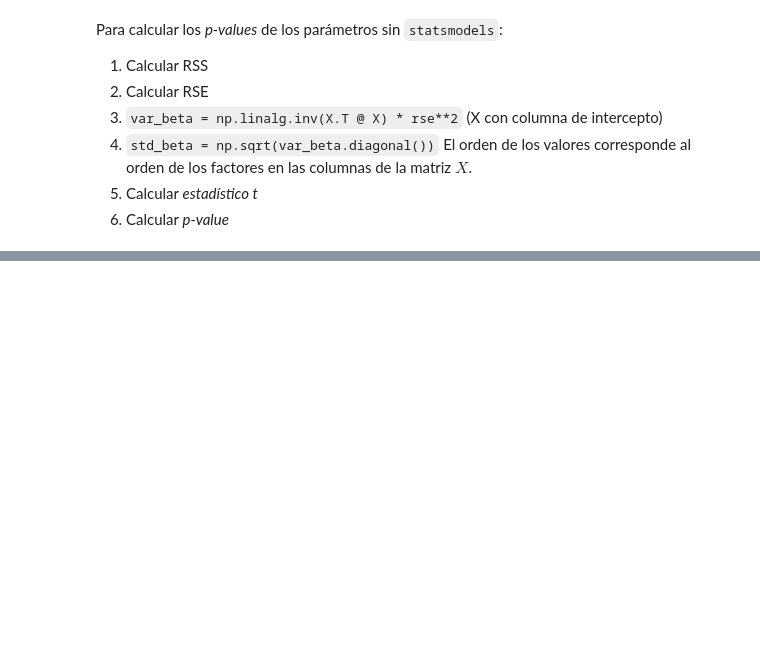
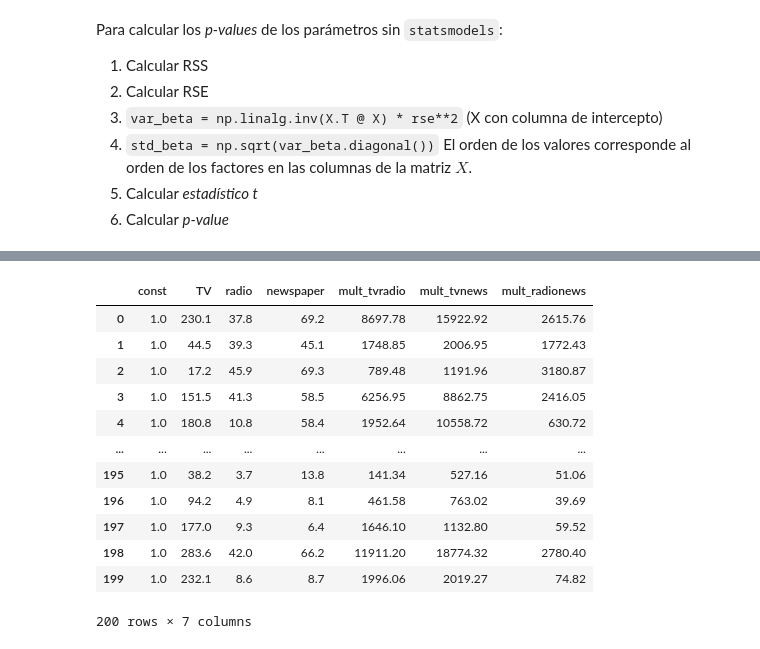
Before and after one commit to juliahdezc/Lab_aprendizaje_estadistico, a Jupyter notebook: Lab - R3.ipynb, the cells around one changed output, grey strips where cells are left out. Drawn from its saved outputs; the diff is of its cells as text; code cells hidden in the pictures; blank space fills up the shorter version.

```diff
--- a/Lab - R3.ipynb
+++ b/Lab - R3.ipynb
@@ -505,3 +505,6 @@ Para calcular los *p-values* de los parámetros sin `statsmodels`:
 4. `std_beta = np.sqrt(var_beta.diagonal())` El orden de los valores corresponde al orden de los factores en las columnas de la matriz $X$.
 5. Calcular *estadístico t*
 6. Calcular *p-value*
+# %%
+X_tv_radio = X_todo.drop(columns=["newspaper"])
+X_tv_radio = sm.add_constant(X_tv_radio)
@@ -507,0 +558,21 @@ Para calcular los *p-values* de los parámetros sin `statsmodels`:
+# %%
+X_mas = ad[['TV', 'radio', 'newspaper']]
+X_mas = sm.add_constant(X_mas)
+X_mas["mult_tvradio"] = X_mas["TV"] * X_mas["radio"]
+X_mas["mult_tvnews"] = X_mas["TV"] * X_mas["newspaper"]
+X_mas["mult_radionews"] = X_mas["radio"] * X_mas["newspaper"]
+X_mas
+# %% [output]
+|  | const | TV | radio | newspaper | mult_tvradio | mult_tvnews | mult_radionews |
+| 0 | 1.0 | 230.1 | 37.8 | 69.2 | 8697.78 | 15922.92 | 2615.76 |
+| 1 | 1.0 | 44.5 | 39.3 | 45.1 | 1748.85 | 2006.95 | 1772.43 |
+| 2 | 1.0 | 17.2 | 45.9 | 69.3 | 789.48 | 1191.96 | 3180.87 |
+| 3 | 1.0 | 151.5 | 41.3 | 58.5 | 6256.95 | 8862.75 | 2416.05 |
+| 4 | 1.0 | 180.8 | 10.8 | 58.4 | 1952.64 | 10558.72 | 630.72 |
+| ... | ... | ... | ... | ... | ... | ... | ... |
+| 195 | 1.0 | 38.2 | 3.7 | 13.8 | 141.34 | 527.16 | 51.06 |
+| 196 | 1.0 | 94.2 | 4.9 | 8.1 | 461.58 | 763.02 | 39.69 |
+| 197 | 1.0 | 177.0 | 9.3 | 6.4 | 1646.10 | 1132.80 | 59.52 |
+| 198 | 1.0 | 283.6 | 42.0 | 66.2 | 11911.20 | 18774.32 | 2780.40 |
+| 199 | 1.0 | 232.1 | 8.6 | 8.7 | 1996.06 | 2019.27 | 74.82 |
+200 rows × 7 columns
```
Also changed, not shown: parts of 12 cells of this notebook.
